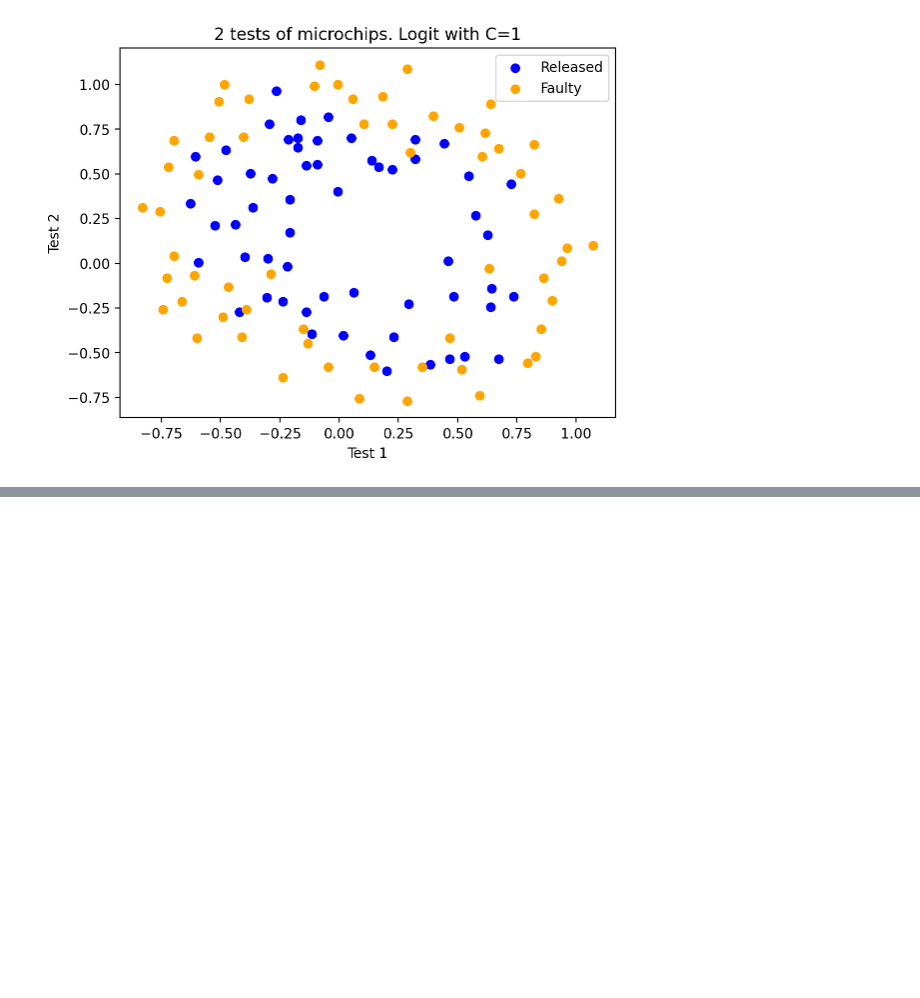
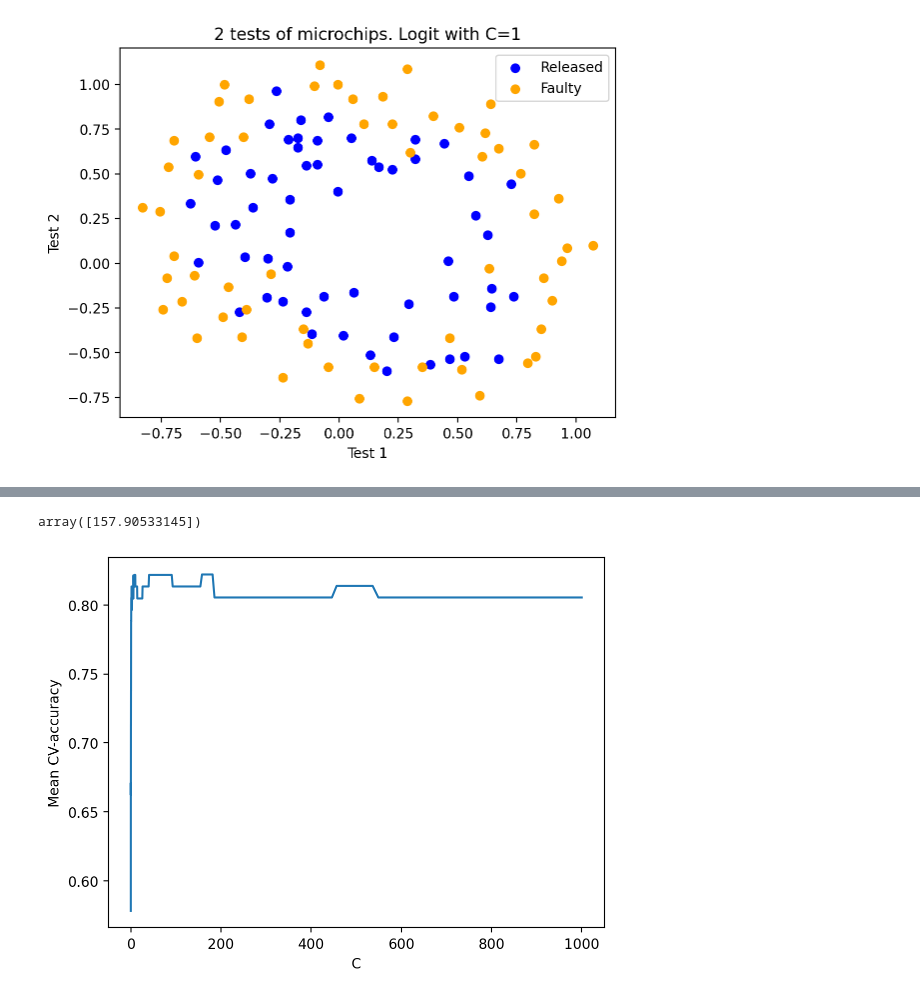
Before and after one commit to rahulrajesh131999/ai-ml-dl-journey, a Jupyter notebook: topic4/Logistic Regression Regularization/logistic-regression-regularization.ipynb, the cells around one changed output, grey strips where cells are left out. Saved outputs shown, nothing was run; the diff lists cells and outputs as text; code cells hidden in the pictures; blank space fills up the shorter version.

```diff
--- a/topic4/Logistic Regression Regularization/logistic-regression-regularization.ipynb
+++ b/topic4/Logistic Regression Regularization/logistic-regression-regularization.ipynb
@@ -141,0 +227,9 @@ plt.legend()
+# %%
+# done using LogisticRegressionCV
+
+skf = StratifiedKFold(n_splits=5, shuffle=True, random_state=17)
+c_values = np.logspace(-2, 3, 500)
+
+logit_searcher = LogisticRegressionCV(Cs=c_values, cv=skf, n_jobs=-1)
+
+logit_searcher.fit(X_poly, y)
@@ -141,0 +250,10 @@ plt.legend()
+# %%
+logit_searcher.C_
+# %% [output]
+array([157.90533145])
+# %%
+plt.plot(c_values, np.mean(logit_searcher.scores_[1], axis=0))
+plt.xlabel("C")
+plt.ylabel("Mean CV-accuracy");
+# %% [output]
+[figure, added]
```
Also changed, not shown: parts of 11 cells of this notebook, 3 other files.
